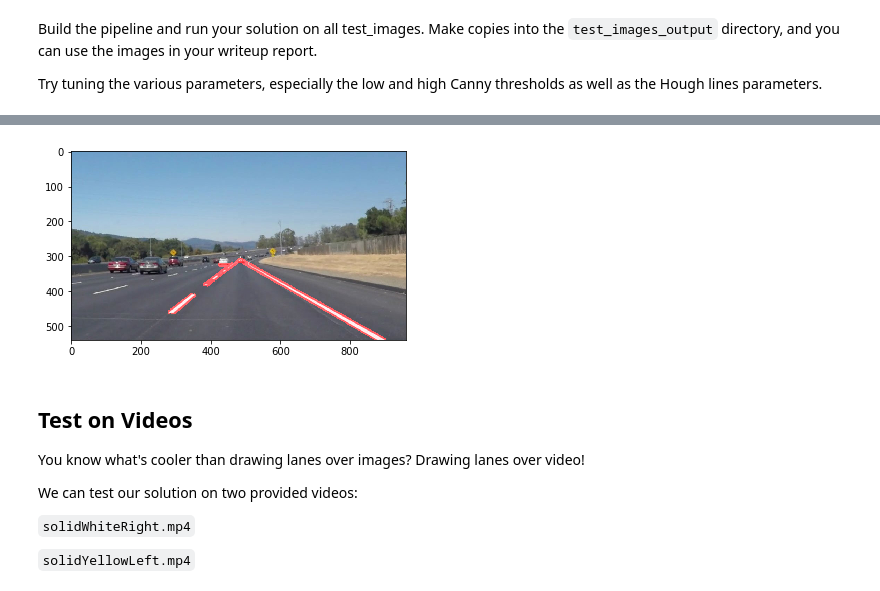
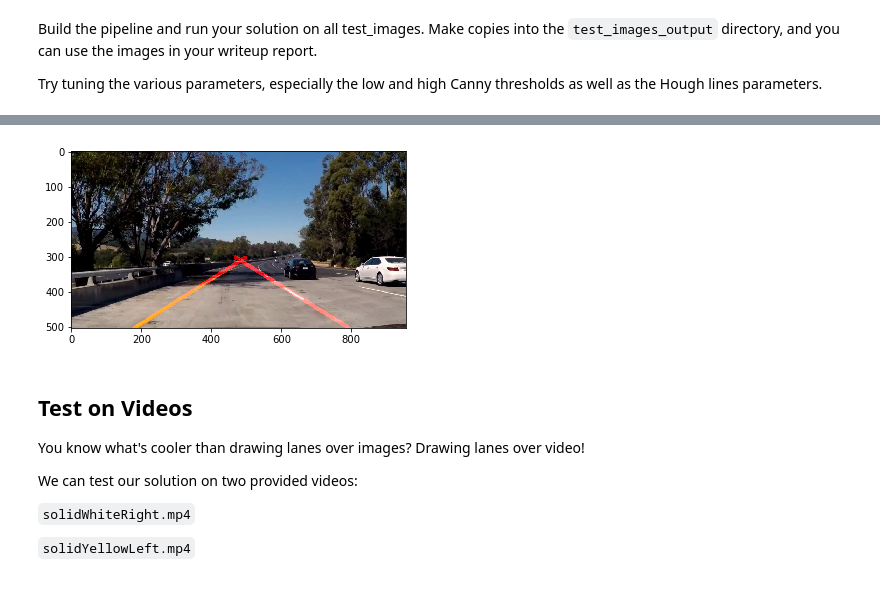
Before and after one commit to kbobrowski/CarND-LaneLines-P1, a Jupyter notebook: P1.ipynb, the cells around one changed output, grey strips where cells are left out. Saved outputs shown, nothing was run; the diff lists cells and outputs as text; code cells hidden in the pictures.

```diff
--- a/P1.ipynb
+++ b/P1.ipynb
@@ -199,37 +279,74 @@ Try tuning the various parameters, especially the low and high Canny thresholds
 # then save them to the test_images directory.
 
 from glob import glob
+import matplotlib
+
+#matplotlib.rcParams['figure.figsize'] = (18,12)
+
+line1abHistTrue = []
+line2abHistTrue = []
+line1abHistDamp = []
+line2abHistDamp = []
 
 kernel_size = 5
 
 low_threshold = 50
-high_threshold = 150
+high_threshold = 160
 
-poly_ul = (450, 290)
-poly_ur = (490, 290)
+red_threshold = 120
+green_threshold = 120
+blue_threshold = 50
 
 rho = 1               # distance resolution in pixels of the Hough grid
 theta = np.pi/180     # angular resolution in radians of the Hough grid
 threshold = 15        # minimum number of votes (intersections in Hough grid cell)
-min_line_length = 40  # minimum number of pixels making up a line
+min_line_length = 20  # minimum number of pixels making up a line
 max_line_gap = 20     # maximum gap in pixels between connectable line segments
+i = 0
+def process_image(image):
+    #gray = grayscale(image)
+    blur = gaussian_blur(image, kernel_size)
+    #color = cv2.inRange(blur, 200, 255)
+    colorYellow = np.copy(blur)
+    colorWhite = np.copy(blur)
+    thresholdsYellow = (image[:,:,0] < 140) \
+                        | (image[:,:,1] < 120) \
+                        | (image[:,:,2] > 80)
+    thresholdsWhite = (image[:,:,0] < 200) \
+                       | (image[:,:,1] < 200) \
+                       | (image[:,:,2] < 200)
+    #colorWhite = cv2.inRange(blur, 200, 255)
+    colorYellow[thresholdsYellow] = [0,0,0]
+    colorWhite[thresholdsWhite] = [0,0,0]
+    whiteAndYellow = cv2.add(colorYellow, colorWhite)
+    #return lines
+    edges = canny(whiteAndYellow, low_threshold, high_threshold)
+    #return edges
+    poly_ul = (0.6*image.shape[1], 0.6*image.shape[0])
+    poly_ur = (0.4*image.shape[1], 0.6*image.shape[0])
 
-line_params = {'thickness':10}
+    vertices = np.array([[(0, image.shape[0]),
+                           poly_ur,
+                           poly_ul,
+                           (image.shape[1], image.shape[0])]], dtype=np.int32)
 
-images = [glob("test_images/*.jpg")[0]]
+    line_params = dict(thickness=10,
+                       ylim=[0.6*image.shape[0], image.shape[0]])
+
+    masked_edges = region_of_interest(edges, vertices)
+    #return masked_edges
+    lines = hough_lines(masked_edges, rho, theta, threshold, min_line_length, max_line_gap,
+                        **line_params)
+    #return lines
+    ret = weighted_img(image, lines)
+    return ret
+
+
+images = [glob("test_images/*.jpg")[1]]
 for filename in images:
     image = mpimg.imread(filename)
-    gray = grayscale(image)
-    blur = gaussian_blur(gray, kernel_size)
-    edges = canny(blur, low_threshold, high_threshold)
-    vertices = np.array([[(0, image.shape[0]),
-                          poly_ur,
-                          poly_ul,
-                          (image.shape[1], image.shape[0])]], dtype=np.int32)
-    masked_edges = region_of_interest(edges, vertices)
-    lines = hough_lines(masked_edges, rho, theta, threshold, min_line_length, max_line_gap,
-                        **line_params)
-    final_image = weighted_img(image, lines)
+    final_image = process_image(image)
+
     plt.imshow(final_image)
-    break
+    plt.show()
 # %% [output]
@@ -248,4 +353,4 @@ for filename in images:
-[figure, old version]
+[figure, new version]
 # %% [markdown]
 ## Test on Videos
 
```
Also changed, not shown: parts of 10 cells of this notebook, 3 other files.
